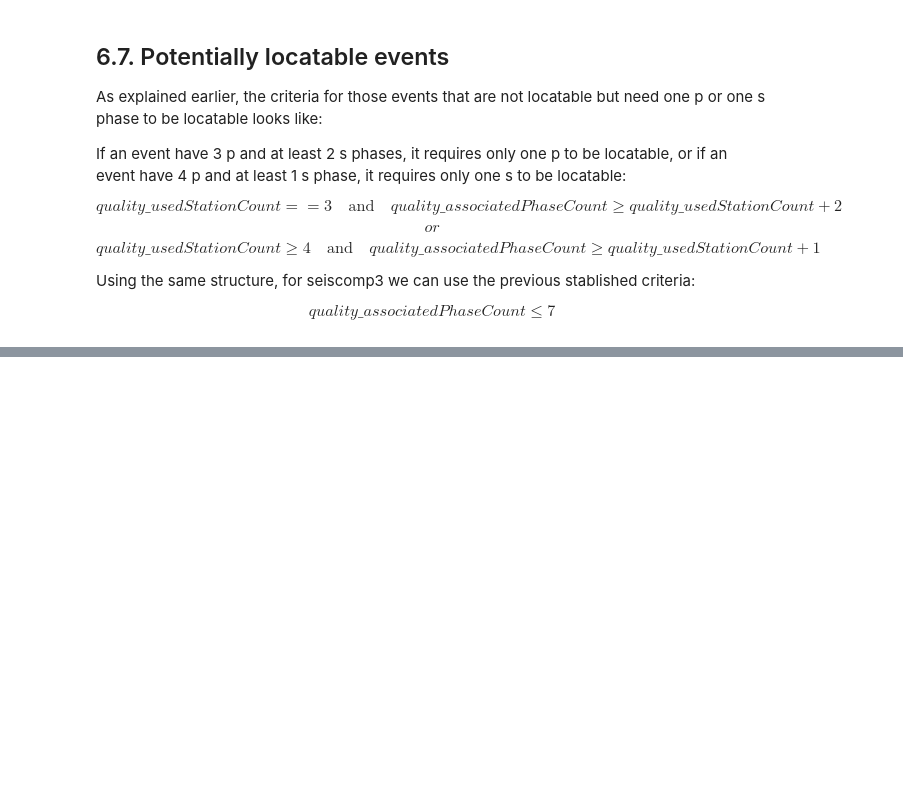
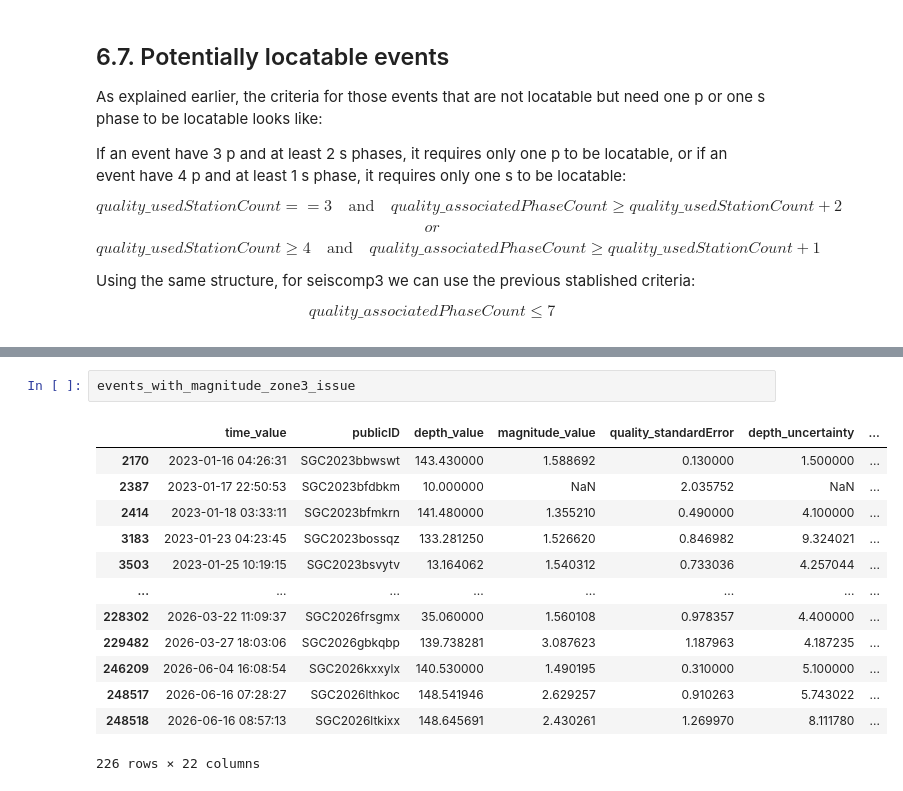
Before and after one commit to KenethGarcia/Revision_Sismicidad_SGC, a Jupyter notebook: notebooks/Vectorization_vs_Parallelization.ipynb, the cells around one changed output, grey strips where cells are left out. Cells and saved outputs as stored; diff of their text form; blank space fills up the shorter version.

Commit message:
Started checks for magnitude_zone with DESTACADO Mw events

```diff
--- a/notebooks/Vectorization_vs_Parallelization.ipynb
+++ b/notebooks/Vectorization_vs_Parallelization.ipynb
@@ -1501,0 +1572,16 @@ Furthermore, the check must be applied in opposite cases: Check for any event ou
+# %%
+events_with_magnitude_zone3_issue
+# %% [output]
+|  | time_value | publicID | depth_value | magnitude_value | quality_standardError | depth_uncertainty | ... |
+| 2170 | 2023-01-16 04:26:31 | SGC2023bbwswt | 143.430000 | 1.588692 | 0.130000 | 1.500000 | ... |
+| 2387 | 2023-01-17 22:50:53 | SGC2023bfdbkm | 10.000000 | NaN | 2.035752 | NaN | ... |
+| 2414 | 2023-01-18 03:33:11 | SGC2023bfmkrn | 141.480000 | 1.355210 | 0.490000 | 4.100000 | ... |
+| 3183 | 2023-01-23 04:23:45 | SGC2023bossqz | 133.281250 | 1.526620 | 0.846982 | 9.324021 | ... |
+| 3503 | 2023-01-25 10:19:15 | SGC2023bsvytv | 13.164062 | 1.540312 | 0.733036 | 4.257044 | ... |
+| ... | ... | ... | ... | ... | ... | ... | ... |
+| 228302 | 2026-03-22 11:09:37 | SGC2026frsgmx | 35.060000 | 1.560108 | 0.978357 | 4.400000 | ... |
+| 229482 | 2026-03-27 18:03:06 | SGC2026gbkqbp | 139.738281 | 3.087623 | 1.187963 | 4.187235 | ... |
+| 246209 | 2026-06-04 16:08:54 | SGC2026kxxylx | 140.530000 | 1.490195 | 0.310000 | 5.100000 | ... |
+| 248517 | 2026-06-16 07:28:27 | SGC2026lthkoc | 148.541946 | 2.629257 | 0.910263 | 5.743022 | ... |
+| 248518 | 2026-06-16 08:57:13 | SGC2026ltkixx | 148.645691 | 2.430261 | 1.269970 | 8.111780 | ... |
+226 rows × 22 columns
```
Also changed, not shown: parts of 36 cells of this notebook.
